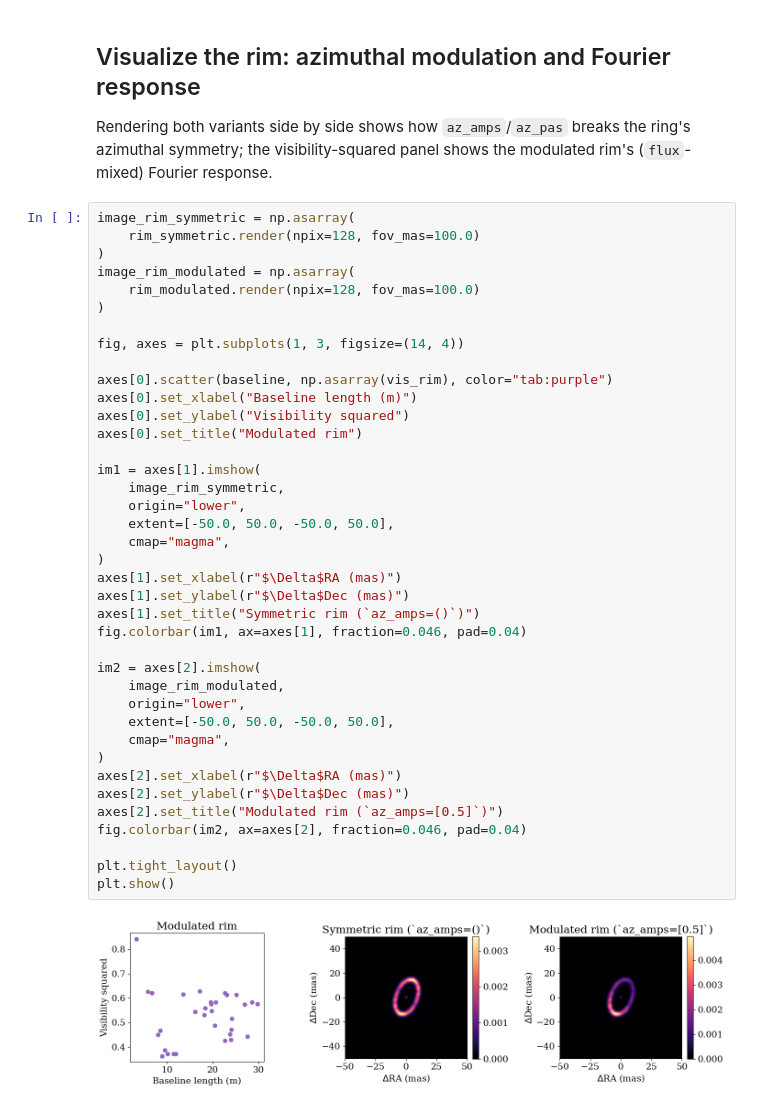
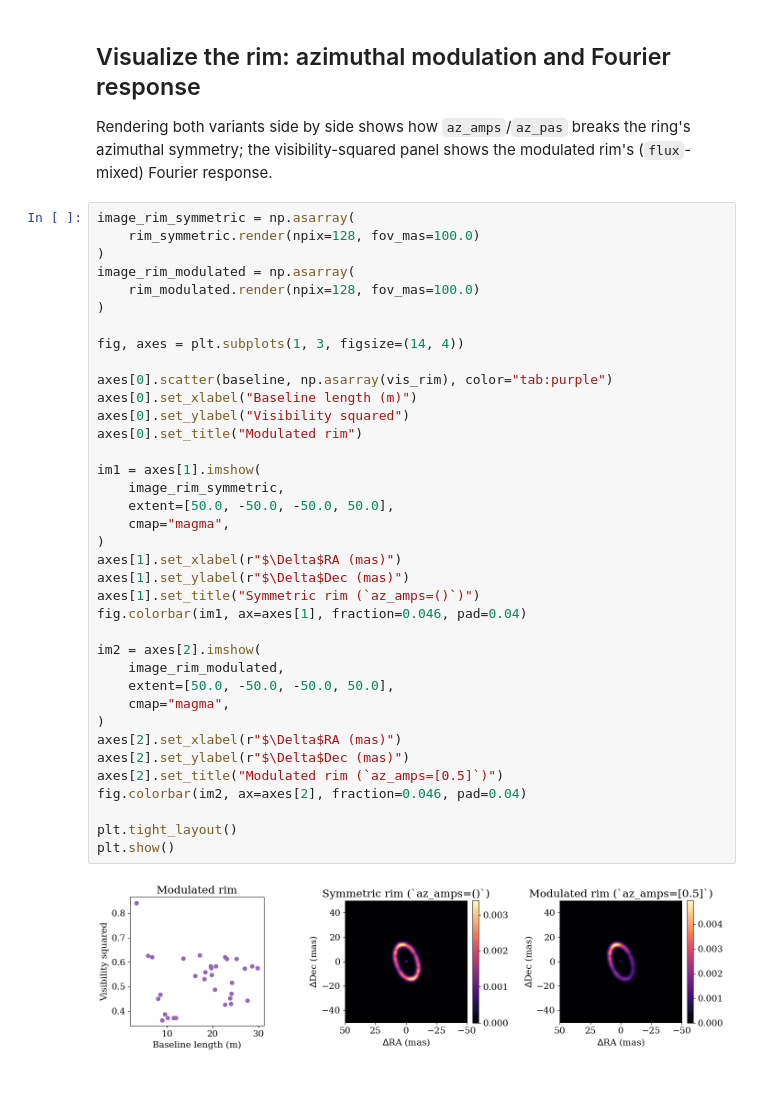
Before and after one commit to benjaminpope/drpangloss, a Jupyter notebook: notebooks/source_models.ipynb, the cells around one changed output. Cells and saved outputs as stored; diff of their text form.

```diff
--- a/notebooks/source_models.ipynb
+++ b/notebooks/source_models.ipynb
@@ -305,35 +302,33 @@ image_rim_modulated = np.asarray(
 )
 
 fig, axes = plt.subplots(1, 3, figsize=(14, 4))
 
 axes[0].scatter(baseline, np.asarray(vis_rim), color="tab:purple")
 axes[0].set_xlabel("Baseline length (m)")
 axes[0].set_ylabel("Visibility squared")
 axes[0].set_title("Modulated rim")
 
 im1 = axes[1].imshow(
     image_rim_symmetric,
-    origin="lower",
-    extent=[-50.0, 50.0, -50.0, 50.0],
+    extent=[50.0, -50.0, -50.0, 50.0],
     cmap="magma",
 )
 axes[1].set_xlabel(r"$\Delta$RA (mas)")
 axes[1].set_ylabel(r"$\Delta$Dec (mas)")
 axes[1].set_title("Symmetric rim (`az_amps=()`)")
 fig.colorbar(im1, ax=axes[1], fraction=0.046, pad=0.04)
 
 im2 = axes[2].imshow(
     image_rim_modulated,
-    origin="lower",
-    extent=[-50.0, 50.0, -50.0, 50.0],
+    extent=[50.0, -50.0, -50.0, 50.0],
     cmap="magma",
 )
 axes[2].set_xlabel(r"$\Delta$RA (mas)")
 axes[2].set_ylabel(r"$\Delta$Dec (mas)")
 axes[2].set_title("Modulated rim (`az_amps=[0.5]`)")
 fig.colorbar(im2, ax=axes[2], fraction=0.046, pad=0.04)
 
 plt.tight_layout()
 plt.show()
 # %% [output]
-[figure, old version]
+[figure, new version]
```
Also changed, not shown: parts of 3 cells of this notebook, 5 other files.
